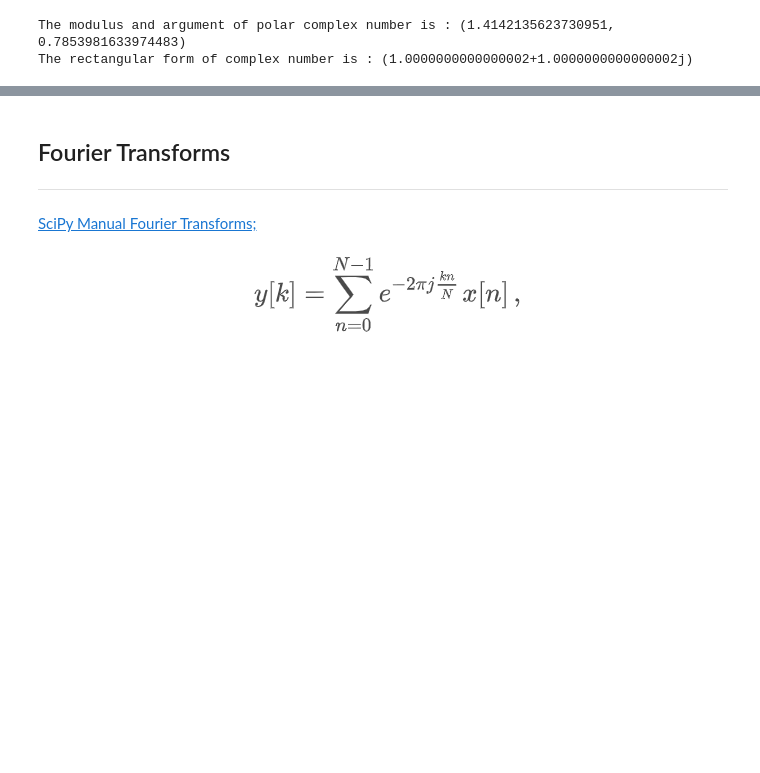
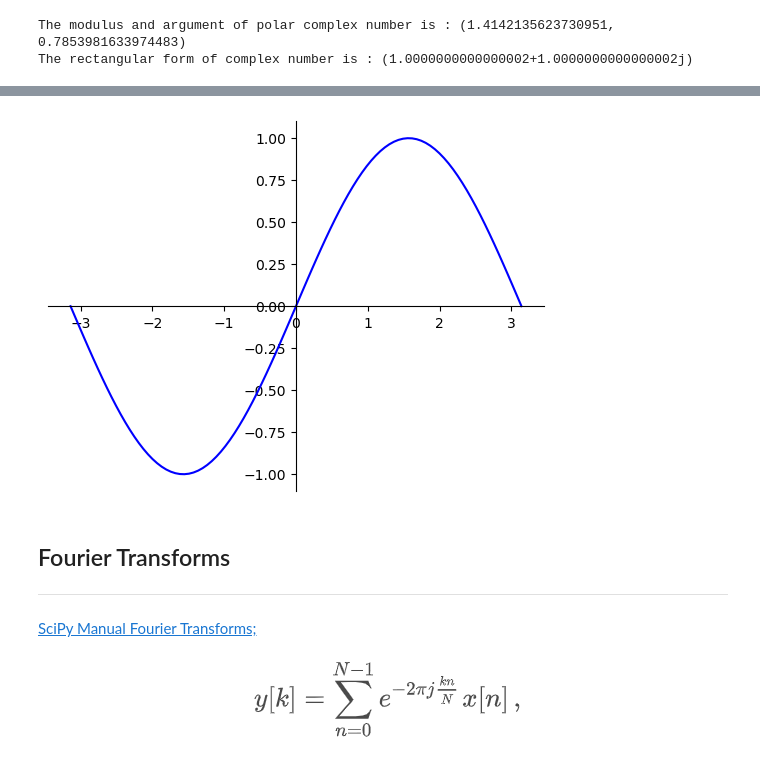
Before and after one commit to Rshocks/EmergingTechnology, a Jupyter notebook: content/04)Fourier Transforms.ipynb, the cells around one changed output, grey strips where cells are left out. Cells and saved outputs as stored; diff of their text form; code cells hidden in the pictures; blank space fills up the shorter version.

```diff
--- a/content/04)Fourier Transforms.ipynb
+++ b/content/04)Fourier Transforms.ipynb
@@ -86,3 +151,27 @@ The rectangular form of complex number is : (1.0000000000000002+1.00000000000000
+# %%
+# 100 linearly spaced numbers
+x = linspace(-pi,pi,100)
+
+# the function, which is y = sin(x) here
+y = sin(x)
+
+# setting the axes at the centre
+fig = figure()
+ax = fig.add_subplot(1, 1, 1)
+ax.spines['left'].set_position('center')
+ax.spines['bottom'].set_position('center')
+ax.spines['right'].set_color('none')
+ax.spines['top'].set_color('none')
+ax.xaxis.set_ticks_position('bottom')
+ax.yaxis.set_ticks_position('left')
+
+# plot the function
+plot(x,y, 'b')
+
+# show the plot
+show()
+# %% [output]
+[figure, added]
 # %% [markdown]
 ## Fourier Transforms
 ***
```
Also changed, not shown: parts of 5 cells of this notebook.
